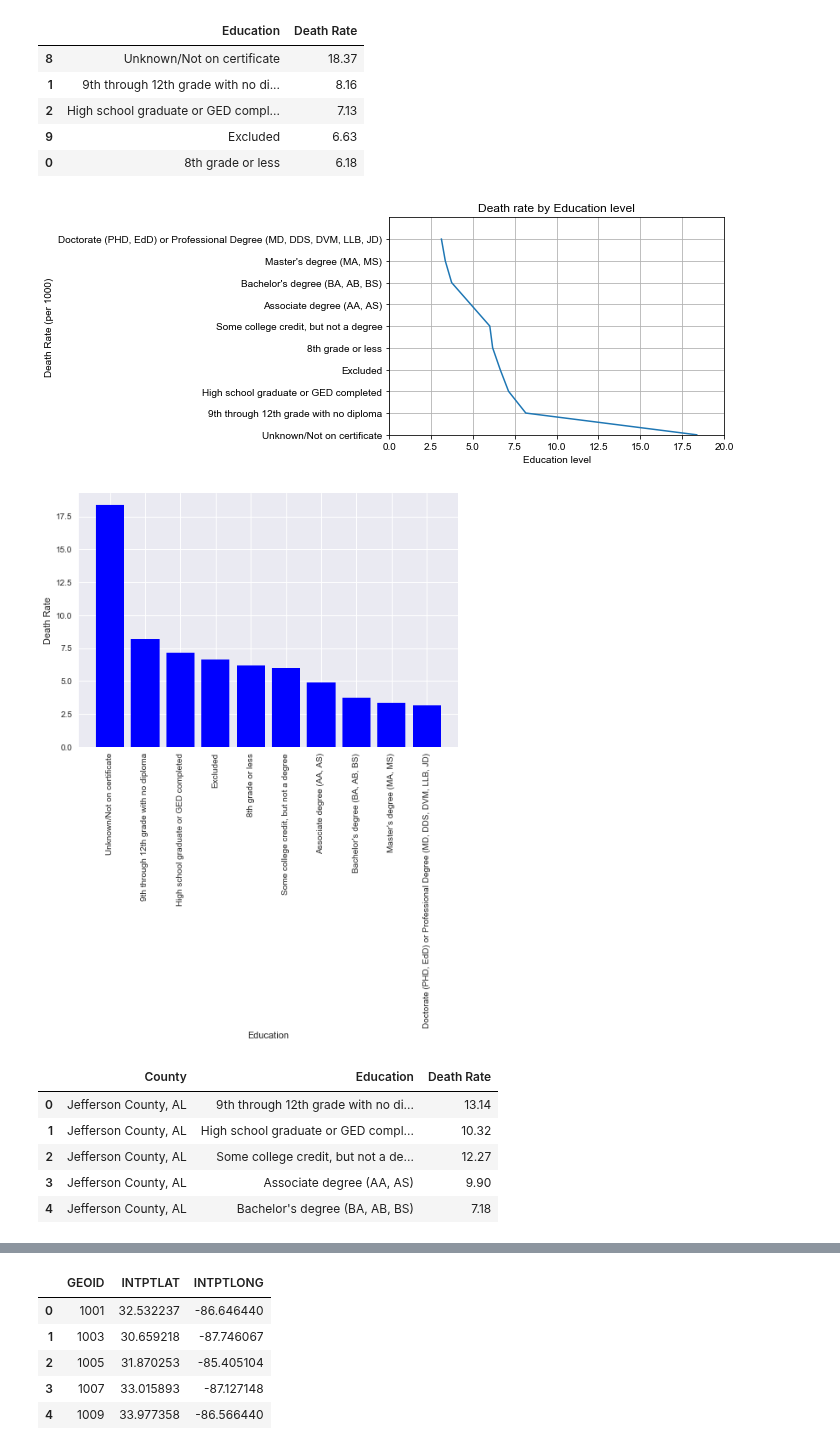
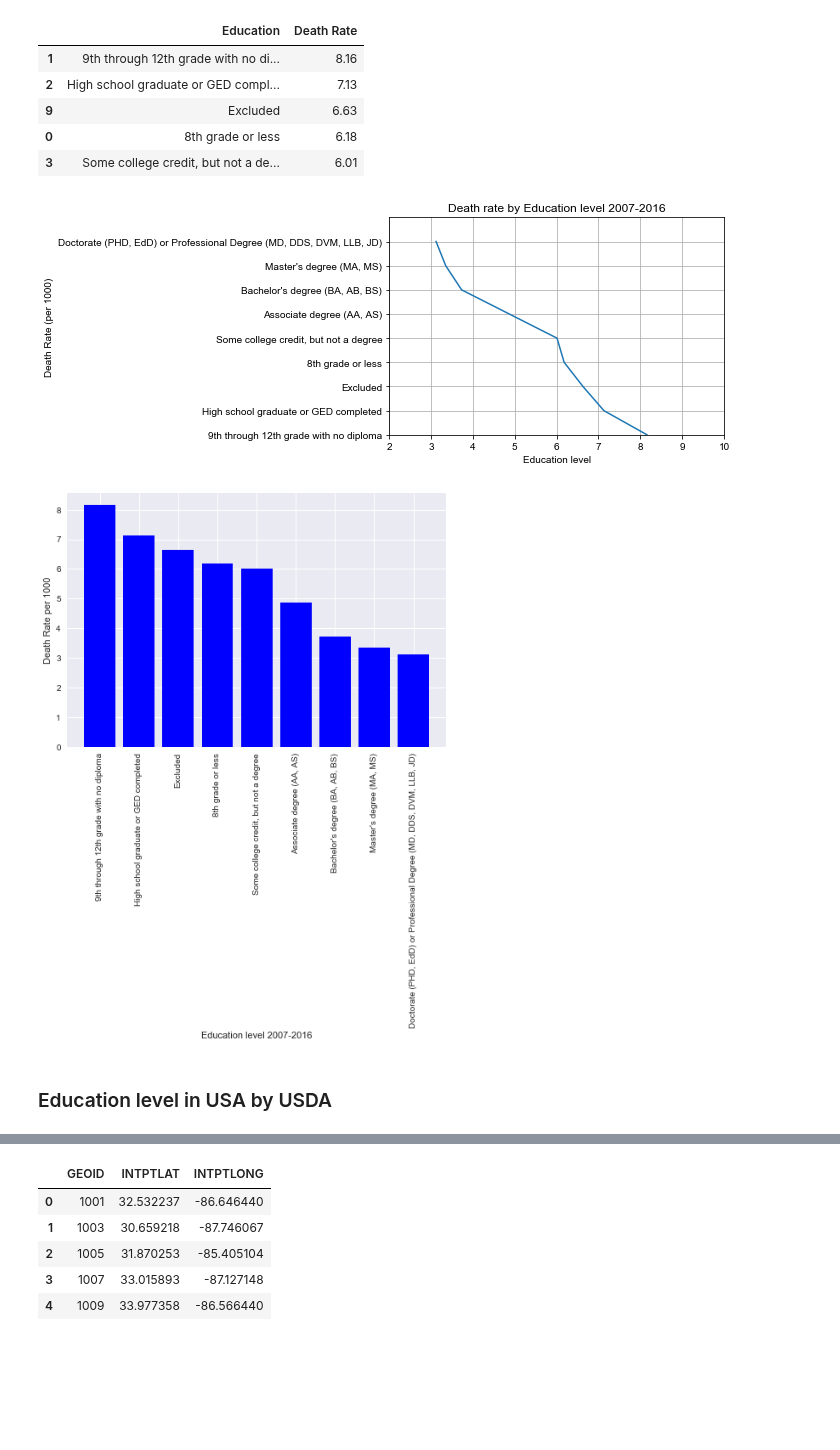
Before and after one commit to jasminajovanovic/IMR, a Jupyter notebook: IMR_by_education.ipynb, the cells around one changed output, grey strips where cells are left out. Saved outputs shown, nothing was run; the diff lists cells and outputs as text; code cells hidden in the pictures; blank space fills up the shorter version.

```diff
--- a/IMR_by_education.ipynb
+++ b/IMR_by_education.ipynb
@@ -47,56 +23,52 @@ education_sorted
+# %%
+exclude_unknown = education_sorted.loc[education_sorted['Education']!= "Unknown/Not on certificate"]
 # %%
-del education_sorted['Deaths']
-del education_sorted['Education Code']
-del education_sorted['Births']
-del education_sorted['Notes']
-education_sorted.head()
+del exclude_unknown['Deaths']
+del exclude_unknown['Education Code']
+del exclude_unknown['Births']
+del exclude_unknown['Notes']
+exclude_unknown.head()
 # %% [output]
 |  | Education | Death Rate |
-| 8 | Unknown/Not on certificate | 18.37 |
 | 1 | 9th through 12th grade with no di... | 8.16 |
 | 2 | High school graduate or GED compl... | 7.13 |
 | 9 | Excluded | 6.63 |
 | 0 | 8th grade or less | 6.18 |
+| 3 | Some college credit, but not a de... | 6.01 |
 # %%
-plt.plot(education_sorted["Death Rate"],
-            education_sorted["Education"])
+plt.plot(exclude_unknown["Death Rate"],
+            exclude_unknown["Education"])
 
 # Incorporate the other graph properties
 plt.style.use('seaborn')
-plt.title(f"Death rate by Education level")
+plt.title(f"Death rate by Education level 2007-2016")
 plt.ylabel("Death Rate (per 1000)")
 plt.xlabel("Education level")
 plt.grid(True)
-plt.xlim(0, 20)
-plt.ylim(0, 10)
+plt.xlim(2, 10)
+plt.ylim(0, 9)
 # Save the figure
 plt.savefig("Images/Education_lever_line.png")
 
 # Show plot
 plt.show()
 # %% [output]
-[figure, old version]
+[figure, new version]
 # %%
-x_axis = education_sorted['Education']
-y_axis = education_sorted['Death Rate']
+x_axis = exclude_unknown['Education']
+y_axis = exclude_unknown['Death Rate']
 plt.tight_layout()
-plt.ylabel("Death Rate")
-plt.xlabel("Education")
+plt.ylabel("Death Rate per 1000")
+plt.xlabel("Education level 2007-2016")
 plt.bar(x_axis, y_axis, color="b", align="center")
-plt.xticks(education_sorted['Education'], rotation="vertical")
+plt.xticks(exclude_unknown['Education'], rotation="vertical")
 
 plt.savefig("Images/Education_level_barchart.png")
 plt.show()
 # %% [output]
-[figure, old version]
+[figure, new version]
+# %% [markdown]
+### Education level in USA by USDA
 # %%
-countyfilename = 'datafiles/County_Infant_Death_Records_2007_2016.csv'
-countyfilename_df = pd.read_csv(countyfilename, encoding="ISO-8859-1")
-countyfilename_df.head()
+usdafilename = 'datafiles/Education_USDA.csv'
+usdafilename_df = pd.read_csv(usdafilename, encoding="ISO-8859-1")
-# %% [output]
-|  | County | Education | Death Rate |
-| 0 | Jefferson County, AL | 9th through 12th grade with no di... | 13.14 |
-| 1 | Jefferson County, AL | High school graduate or GED compl... | 10.32 |
-| 2 | Jefferson County, AL | Some college credit, but not a de... | 12.27 |
-| 3 | Jefferson County, AL | Associate degree (AA, AS) | 9.90 |
-| 4 | Jefferson County, AL | Bachelor's degree (BA, AB, BS) | 7.18 |
```
Also changed, not shown: parts of 43 cells of this notebook, 14 other files.
